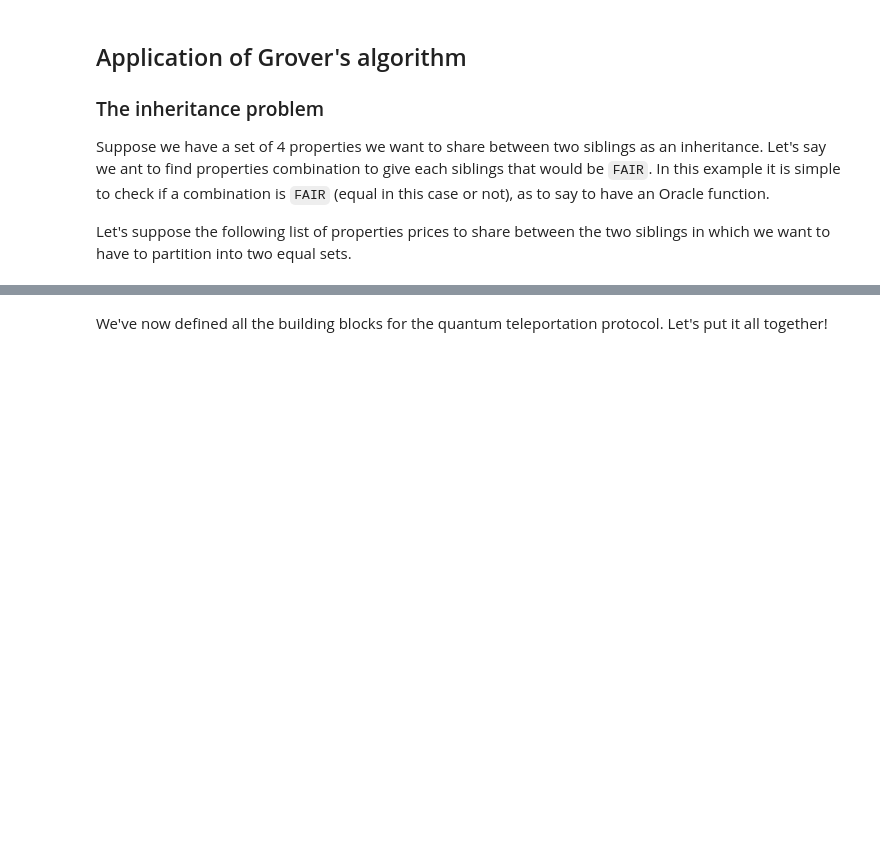
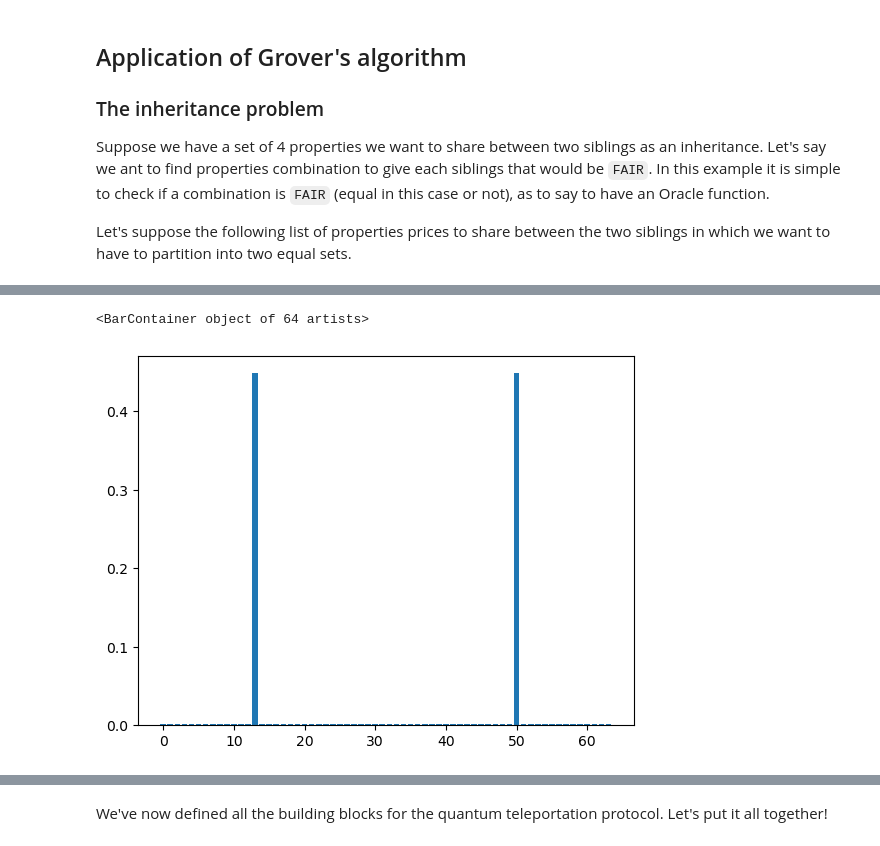
Before and after one commit to LuxProvide/PennyLane-GPU, a Jupyter notebook: notebooks/pennylane_final.ipynb, the cells around one changed output, grey strips where cells are left out. Cells and saved outputs as stored; diff of their text form; code cells hidden in the pictures; blank space fills up the shorter version.

```diff
--- a/notebooks/pennylane_final.ipynb
+++ b/notebooks/pennylane_final.ipynb
@@ -944,36 +977,39 @@ def oracle(variables_wires, aux_oracle_wires):
         qml.adjoint(qml.QFT)(wires = aux_oracle_wires)
 
     value_second_sibling()
     qml.FlipSign(
         sum(property_price) // 2,
         wires = aux_oracle_wires
     )
     qml.adjoint(value_second_sibling)()
 
 dev = qml.device("default.qubit", wires = variables_wires + aux_oracle_wires)
-#dev = qml.device("default.qubit", wires = variables_wires + aux_oracle_wires, shot = 1)
+#dev = qml.device("default.qubit", wires = variables_wires + aux_oracle_wires, shots = 1)
 
 @qml.qnode(dev)
 def circuit():
     # Step 1, supersposition state
     for wire in variables_wires:
         qml.Hadamard(wires=wire)
 
     # step 2, apply oracle
     for _ in range(3):
         oracle(variables_wires, aux_oracle_wires)
 
         # Step 3, amplification
         qml.GroverOperator(wires = variables_wires)
 
     return qml.probs(wires = variables_wires)
     #return qml.sample(wires = variables_wires)
 
 import matplotlib.pyplot as pyplot
 
-values = cirtcuit()
-plt.bar(range(len(values), values))
+values = circuit()
+plt.bar(range(len(values)), values)
 #print(values)
+# %% [output]
+<BarContainer object of 64 artists>
+[figure, added]
 # %% [markdown]
 Quantum Teleportation
 =====================
```
Also changed, not shown: parts of 17 cells of this notebook, 1 other file.
